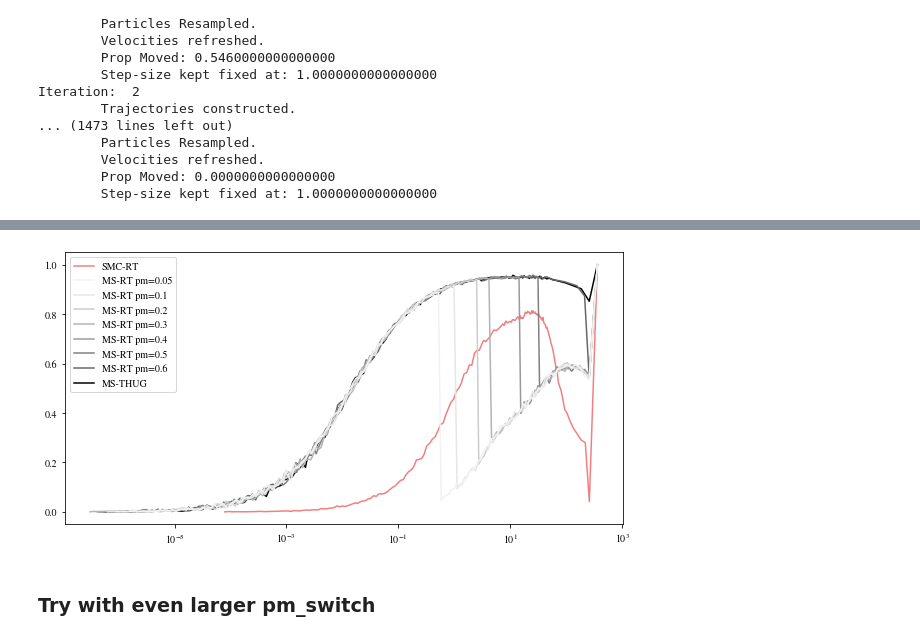
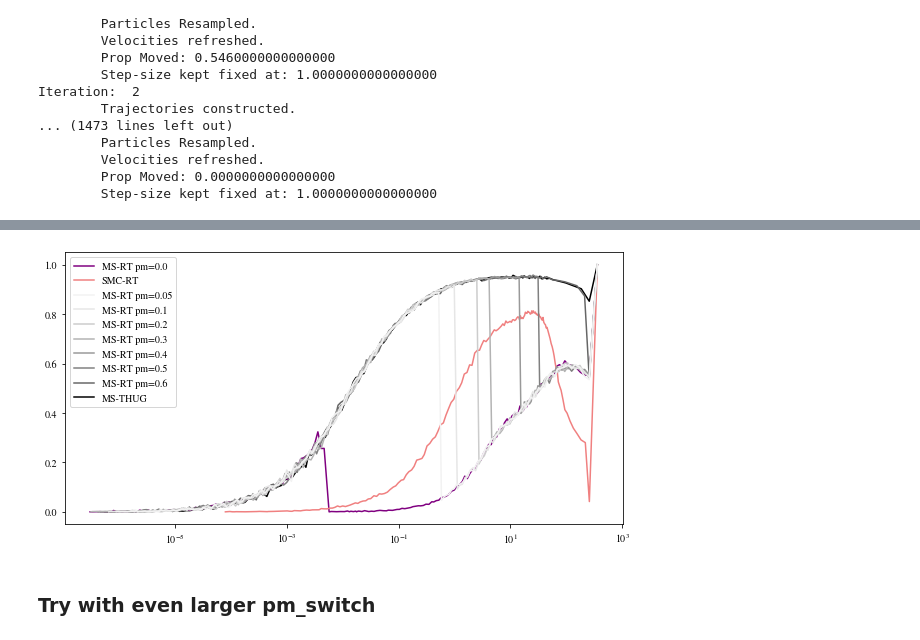
Before and after one commit to MauroCE/ManifoldSampling, a Jupyter notebook: Experiment 84 .ipynb, the cells around one changed output, grey strips where cells are left out. Saved outputs shown, nothing was run; the diff lists cells and outputs as text; code cells hidden in the pictures.

```diff
--- a/Experiment 84 .ipynb
+++ b/Experiment 84 .ipynb
@@ -156,22 +156,3 @@ MS_RWM_COLOR = 'thistle'   # cold, light
 MS_RT_COLOR = 'lightskyblue' # cold, light
 SMC_RT_LINE_COLOR = 'firebrick'  # warm, dark
 MS_RT_LINE_COLOR = 'royalblue'   # cold, dark
-# %%
-def lighten_color(color, amount=0.5):
-    """
-    Lightens the given color by multiplying (1-luminosity) by the given amount.
-    Input can be matplotlib color string, hex string, or RGB tuple.
-
-    Examples:
-    >> lighten_color('g', 0.3)
-    >> lighten_color('#F034A3', 0.6)
-    >> lighten_color((.3,.55,.1), 0.5)
-    """
-    import matplotlib.colors as mc
-    import colorsys
-    try:
-        c = mc.cnames[color]
-    except:
-        c = color
-    c = colorsys.rgb_to_hls(*mc.to_rgb(c))
-    return colorsys.hls_to_rgb(c[0], 1 - amount * (1 - c[1]), c[2])
@@ -178,26 +183,27 @@ def lighten_color(color, amount=0.5):
 # %%
 rc('font',**{'family':'STIXGeneral'})
 
 fig, ax = plt.subplots(figsize=(10, 5))
+ax.plot(MS_RT_00.εs, MS_RT_00.PROP_MOVED, label='MS-RT pm=0.0', color='purple')
 ax.plot(SMC_RT_1.εs, SMC_RT_1.APS, label='SMC-RT', color=SMC_RT_COLOR)
 ax.plot(MS_RT_1_old.εs, MS_RT_1_old.PROP_MOVED, label='MS-RT pm=0.05', color=lighten_color('black', 0.05), zorder=8)
 ax.plot(MS_RT_1.εs, MS_RT_1.PROP_MOVED, label='MS-RT pm=0.1', color=lighten_color('black', 0.1), zorder=7)
 # ax.axvline(x=SMC_RT_1.εs[SMC_RT_1.n_switch], color=SMC_RT_LINE_COLOR, linestyle='--')
 # ax.axvline(x=MS_RT_1.εs[MS_RT_1.n_switch], color=MS_RT_LINE_COLOR, linestyle='--')
 # ax.plot(SMC_RT_1_new.εs, SMC_RT_1_new.APS, label='SMC-RT', color=SMC_RT_COLOR)
 ax.plot(MS_RT_1_new.εs, MS_RT_1_new.PROP_MOVED, label='MS-RT pm=0.2', color=lighten_color('black', 0.2), zorder=6)
 ax.plot(MS_RT_1_new_new.εs, MS_RT_1_new_new.PROP_MOVED, label='MS-RT pm=0.3', color=lighten_color('black', 0.3), zorder=5)
 ax.plot(MS_RT_1_new_new_new.εs, MS_RT_1_new_new_new.PROP_MOVED, label='MS-RT pm=0.4', color=lighten_color('black', 0.4), zorder=4)
 ax.plot(MS_RT_1_new_new_new_new.εs, MS_RT_1_new_new_new_new.PROP_MOVED, label='MS-RT pm=0.5', color=lighten_color('black', 0.5), zorder=3)
 ax.plot(MS_RT_1_06.εs, MS_RT_1_06.PROP_MOVED, label='MS-RT pm=0.6', color=lighten_color('black', 0.6), zorder=2)
 ax.plot(MS_THUG.εs, MS_THUG.PROP_MOVED, label='MS-THUG', color=lighten_color('black', 1.0), zorder=1)
 # ax.axvline(x=SMC_RT_1_new.εs[SMC_RT_1_new.n_switch], color='red', linestyle='--')
 # ax.axvline(x=MS_RT_1_new.εs[MS_RT_1_new.n_switch], color='blue', linestyle='--')
 ax.set_xscale('log')
 ax.legend()
 plt.show()
 # %% [output]
-[figure, old version]
+[figure, new version]
 # %% [markdown]
 ### Try with even larger pm_switch
 # %%
```
Also changed, not shown: parts of 5 cells of this notebook, 30 other files.
